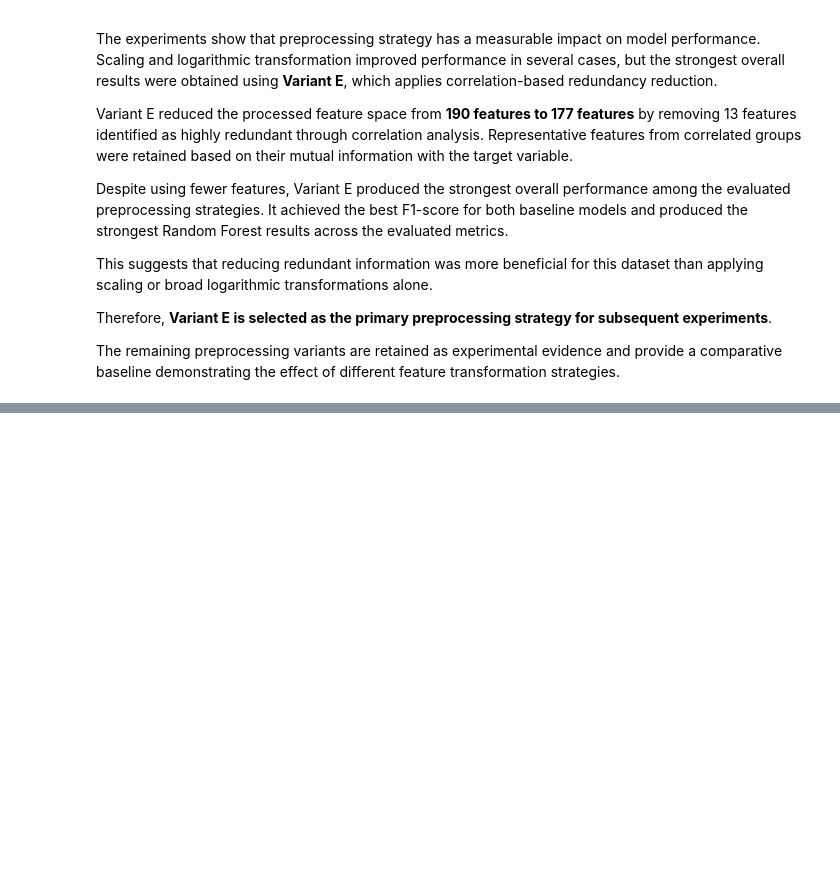
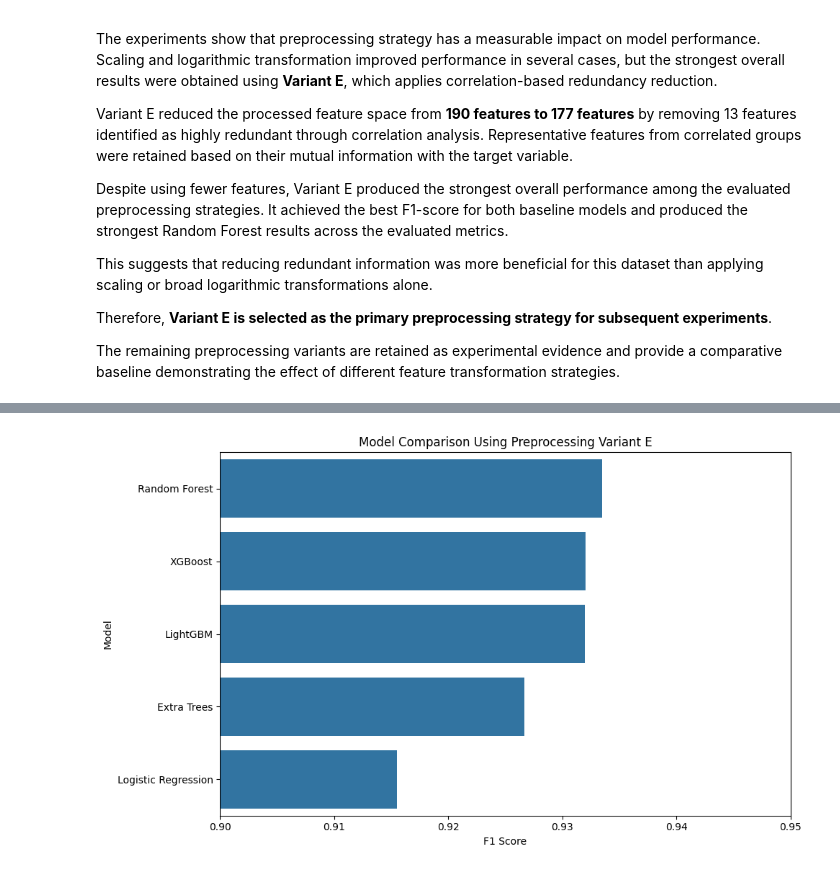
Before and after one commit to AskariAbidi18/Aeges-Q, a Jupyter notebook: notebooks/03_baseline_models/unsw_nb15_baselines.ipynb, the cells around one changed output, grey strips where cells are left out. Cells and saved outputs as stored; diff of their text form; code cells hidden in the pictures; blank space fills up the shorter version.

Commit message:
feat : benchamark advanced ml models on selected preprocessing variant

```diff
--- a/notebooks/03_baseline_models/unsw_nb15_baselines.ipynb
+++ b/notebooks/03_baseline_models/unsw_nb15_baselines.ipynb
@@ -763,0 +794,6 @@ transformation strategies.
+# %%
+X_train_E = processed_data["E"]["X_train"]
+X_test_E = processed_data["E"]["X_test"]
+
+print("Variant E train shape:", X_train_E.shape)
+print("Variant E test shape:", X_test_E.shape)
@@ -763,0 +917,22 @@ transformation strategies.
+# %%
+# model leaderboard
+all_model_results = pd.concat(
+    [
+        results_df,
+        pd.DataFrame(advanced_results)
+    ],
+    ignore_index=True
+)
+# %%
+variant_e_results = (
+    all_model_results[
+        all_model_results["variant"] == "E"
+    ]
+    .sort_values(
+        by="f1_score",
+        ascending=False
+    )
+    .reset_index(drop=True)
+)
+
+variant_e_results
@@ -763,0 +946,19 @@ transformation strategies.
+# %%
+plt.figure(figsize=(10, 6))
+
+sns.barplot(
+    data=variant_e_results,
+    x="f1_score",
+    y="model"
+)
+
+plt.title("Model Comparison Using Preprocessing Variant E")
+plt.xlabel("F1 Score")
+plt.ylabel("Model")
+
+plt.xlim(0.90, 0.95)
+
+plt.tight_layout()
+plt.show()
+# %% [output]
+[figure, added]
```
Also changed, not shown: parts of 11 cells of this notebook.
